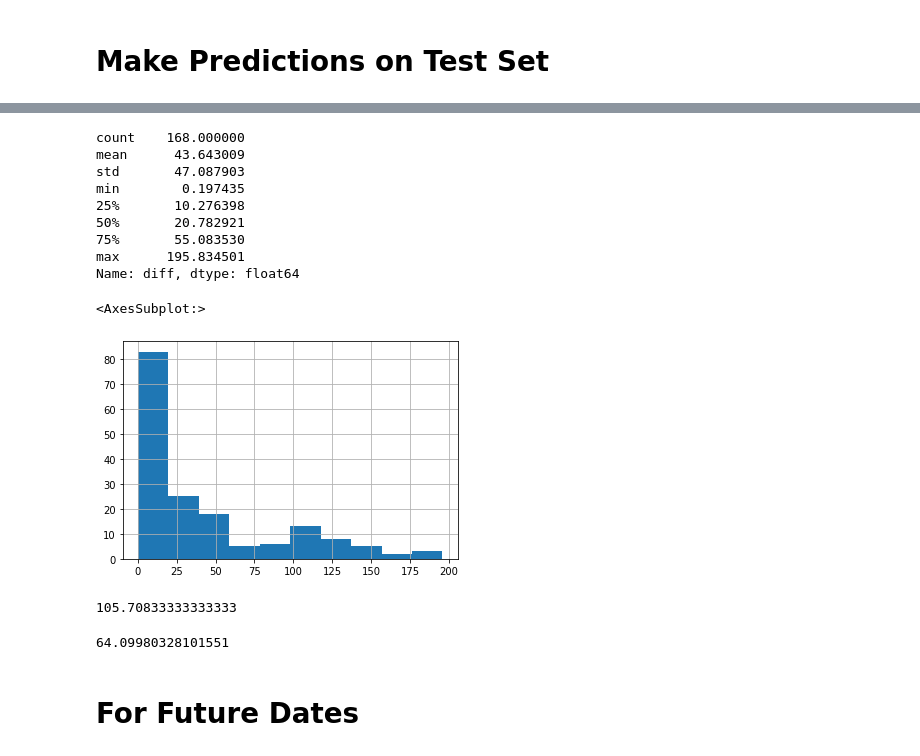
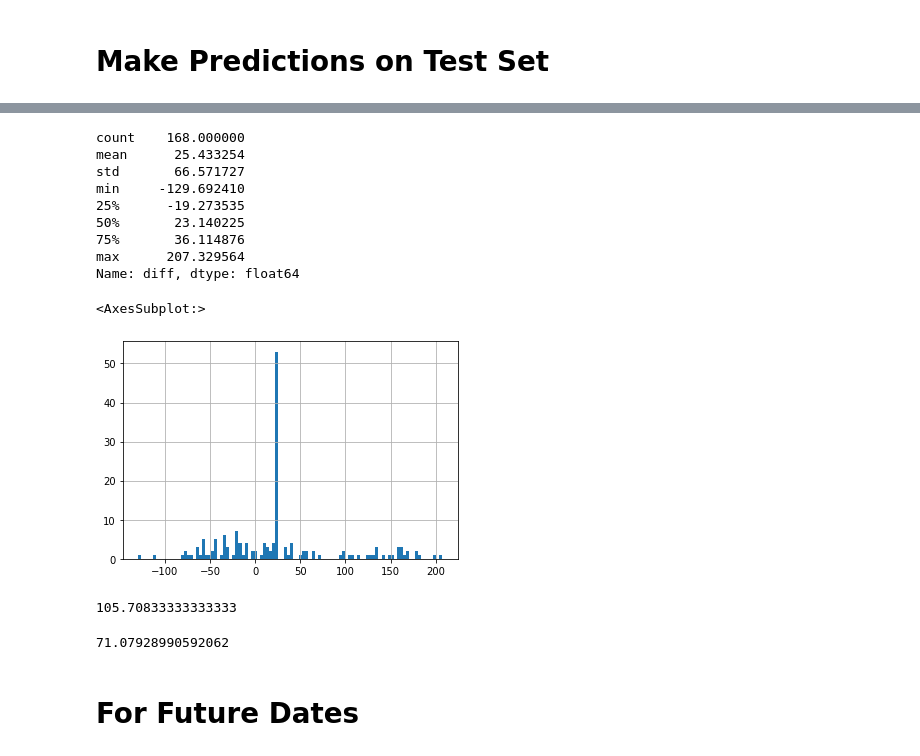
Before and after one commit to toniet/TFG, a Jupyter notebook: CCT_Festivos_Exogenas_SARIMAX.ipynb, the cells around one changed output, grey strips where cells are left out. Cells and saved outputs as stored; diff of their text form; code cells hidden in the pictures.

Commit message:
ARIMA to SARIMAX model

```diff
--- a/CCT_Festivos_Exogenas_ARIMA.ipynb
+++ b/CCT_Festivos_Exogenas_SARIMAX.ipynb
@@ -305,5 +305,5 @@ from statsmodels.tsa.arima_model import ARIMA
 # %%
-model=ARIMA(train['dateCreacion'],order=(5,1,5), exog=train[['t5','t4','t3','t2','t1','t']])
+model=SARIMAX(train['dateCreacion'],order=(5,1,5), exog=train[['t5','t4','t3','t2','t1','t']])
 model=model.fit()
 model.summary()
 # %% [output]
@@ -349,7 +343,7 @@ Roots
 start = len(train)
 end = len(train)+len(test)-1
 
-pred = model.predict(start=start,end=end,typ='levels').rename('ARIMA Predictions')
+pred = model.predict(start=start,end=end, exog=test[['t5','t4','t3','t2','t1','t']], typ='levels').rename('SARIMAX Predictions')
 pred.plot(legend=True)
 test['dateCreacion'].plot(legend=True)
 # %% [output]
@@ -378,2 +372,0 @@ error.head()
-# %%
-error['diff'] = error['diff'].abs()
@@ -390,19 +374,19 @@ error.head()
 error['diff'].describe()
 # %% [output]
 count    168.000000
-mean      43.643009
-std       47.087903
-min        0.197435
-25%       10.276398
-50%       20.782921
-75%       55.083530
-max      195.834501
+mean      25.433254
+std       66.571727
+min     -129.692410
+25%      -19.273535
+50%       23.140225
+75%       36.114876
+max      207.329564
 Name: diff, dtype: float64
 # %%
-error['diff'].hist()
+error['diff'].hist(bins=100)
 # %% [output]
 <AxesSubplot:>
-[figure, old version]
+[figure, new version]
 # %%
 #pred.plot(legend='ARIMA Predictions')
 #test['dateCreacion'].plot(legend=True)
@@ -416,5 +400,5 @@ from math import sqrt
 rmse=sqrt(mean_squared_error(pred,test['dateCreacion']))
 print(rmse)
 # %% [output]
-64.09980328101551
+71.07928990592062
 # %%
```
Also changed, not shown: parts of 12 cells of this notebook.
